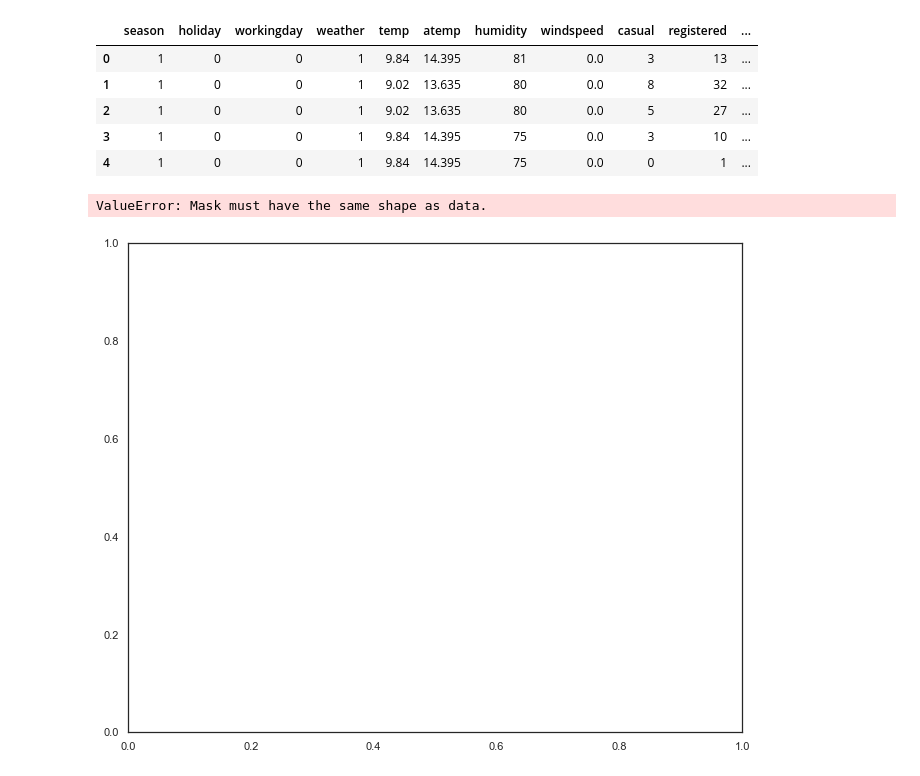
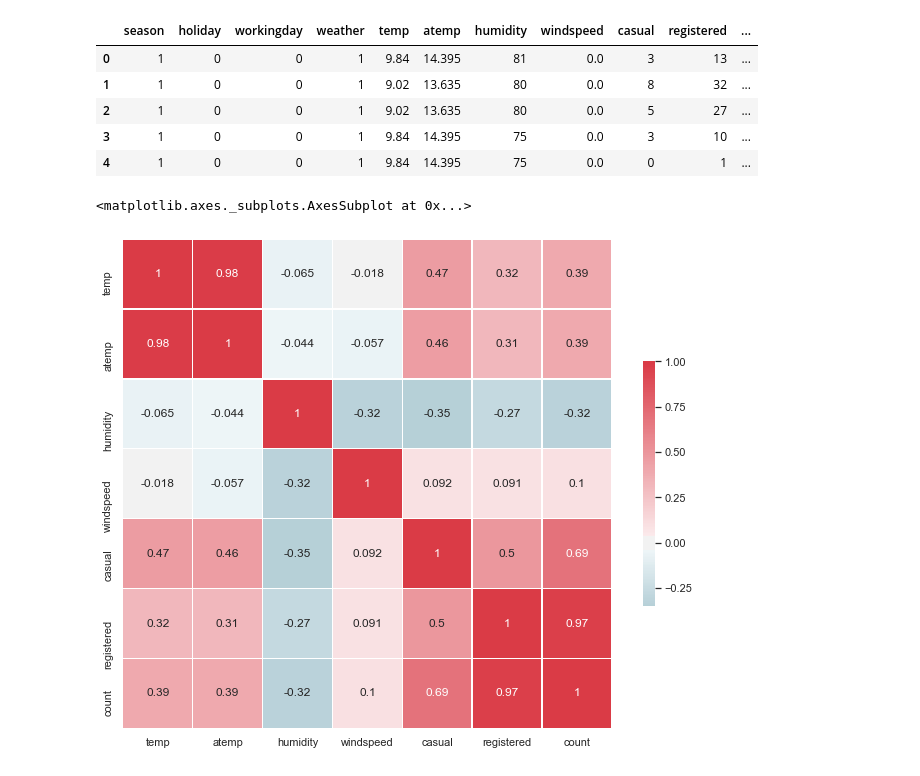
Before and after one commit to LevanAGit/bikeshare_timeseries_analysis, a Jupyter notebook: bikeshare_timeseries_analysis.ipynb, the cells around one changed output. Cells and saved outputs as stored; diff of their text form; code cells hidden in the pictures.

```diff
--- a/bikeshare_timeseries_analysis.ipynb
+++ b/bikeshare_timeseries_analysis.ipynb
@@ -285,11 +285,11 @@ df.head()
 # %%
 sns.set(style="white")
 
 f, ax = plt.subplots(figsize=(11, 9))
 cmap = sns.diverging_palette(220, 10, as_cmap=True)
 
-sns.heatmap(df.corr(), mask=mask, cmap=cmap, vmax=1, center=0,
+sns.heatmap(df.corr(), cmap=cmap, vmax=1, center=0,
             square=True, linewidths=.5, cbar_kws={"shrink": .5}, annot=True)
 # %% [output]
-ValueError: Mask must have the same shape as data.
+<matplotlib.axes._subplots.AxesSubplot at 0x...>
-[figure, old version]
+[figure, new version]
```
Also changed, not shown: parts of 13 cells of this notebook.
